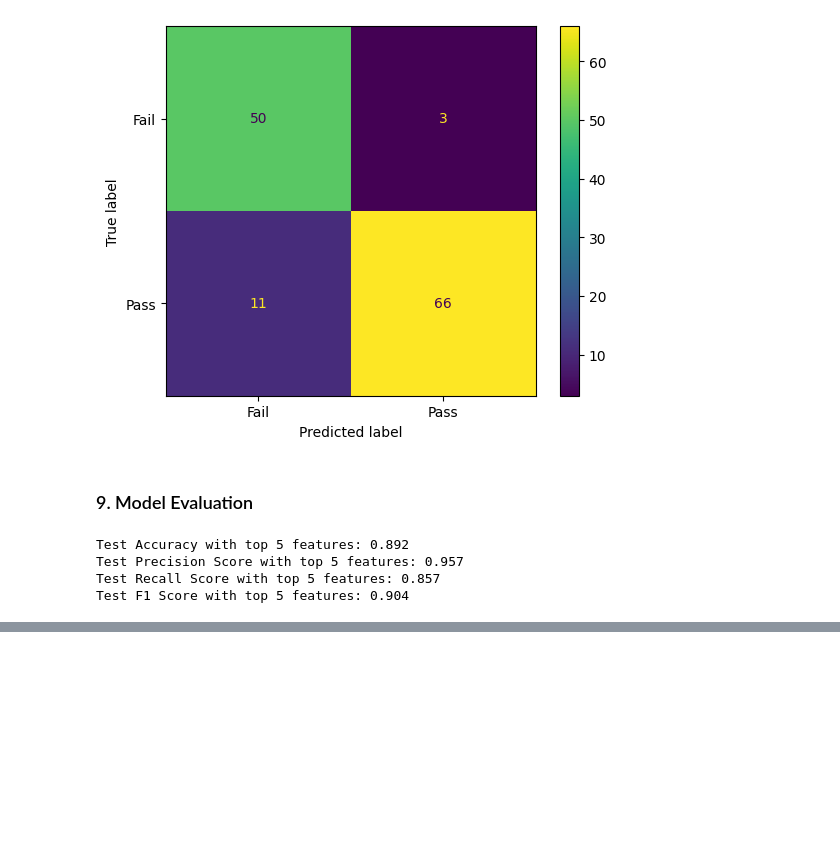
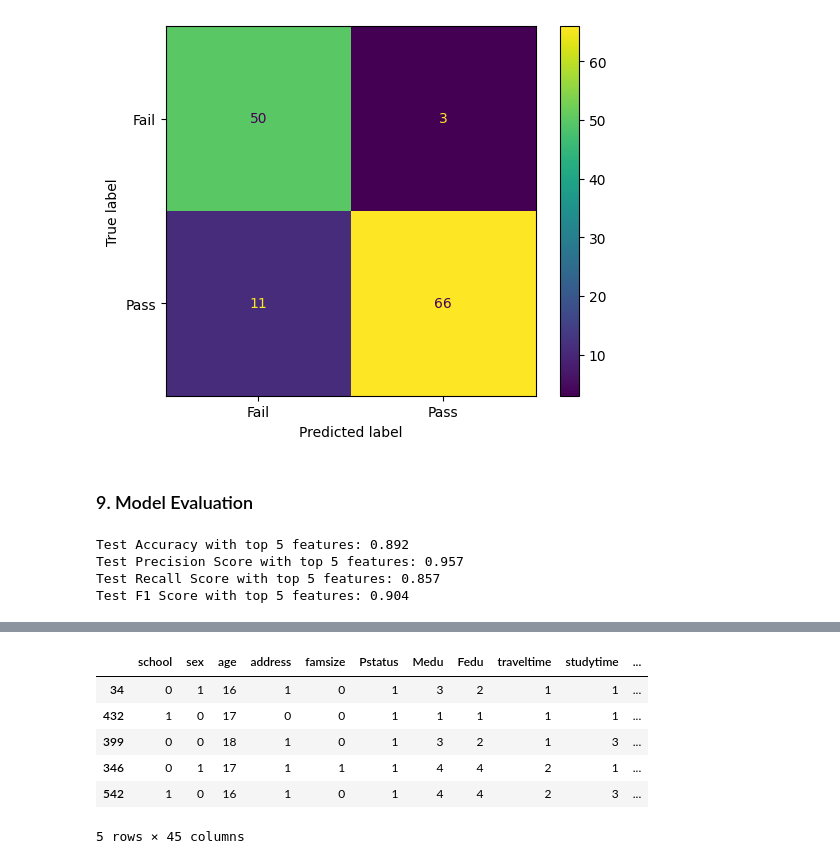
Before and after one commit to LuluW8071/Data-Science, a Jupyter notebook: 02_Machine_Learning/01_Classification/02_Binary_Classification.ipynb, the cells around one changed output, grey strips where cells are left out. Cells and saved outputs as stored; diff of their text form; code cells hidden in the pictures; blank space fills up the shorter version.

```diff
--- a/02_Machine_Learning/01_Classification/02_Binary_Classification.ipynb
+++ b/02_Machine_Learning/01_Classification/02_Binary_Classification.ipynb
@@ -358,0 +408,4 @@ Test F1 Score with top 5 features: 0.904
+# %%
+# Get binary (categorical) columns
+binary_columns = [col for col in df.columns if df[col].nunique() == 2]
+binary_columns
@@ -358,0 +464,21 @@ Test F1 Score with top 5 features: 0.904
+# %%
+from sklearn.preprocessing import LabelEncoder
+
+def preprocess(df, binary, nominal):
+    """ Label Encoding """
+    df[binary] = df[binary].apply(LabelEncoder().fit_transform)
+    df = pd.get_dummies(df, columns=nominal, prefix=nominal)
+    return df
+
+X_train = preprocess(X_train, binary_columns, nominal_columns_binary_excluded)
+X_test = preprocess(X_test, binary_columns, nominal_columns_binary_excluded)
+
+X_train.head()
+# %% [output]
+|  | school | sex | age | address | famsize | Pstatus | Medu | Fedu | traveltime | studytime | ... |
+| 34 | 0 | 1 | 16 | 1 | 0 | 1 | 3 | 2 | 1 | 1 | ... |
+| 432 | 1 | 0 | 17 | 0 | 0 | 1 | 1 | 1 | 1 | 1 | ... |
+| 399 | 0 | 0 | 18 | 1 | 0 | 1 | 3 | 2 | 1 | 3 | ... |
+| 346 | 0 | 1 | 17 | 1 | 1 | 1 | 4 | 4 | 2 | 1 | ... |
+| 542 | 1 | 0 | 16 | 1 | 0 | 1 | 4 | 4 | 2 | 3 | ... |
+5 rows × 45 columns
```
Also changed, not shown: parts of 24 cells of this notebook.
